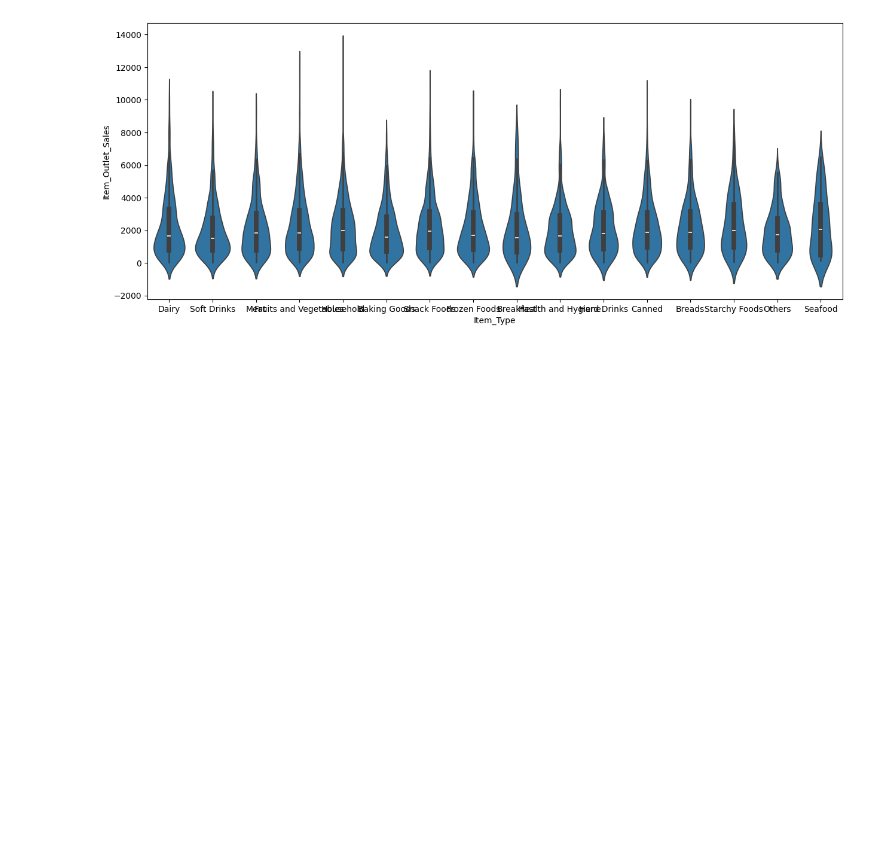
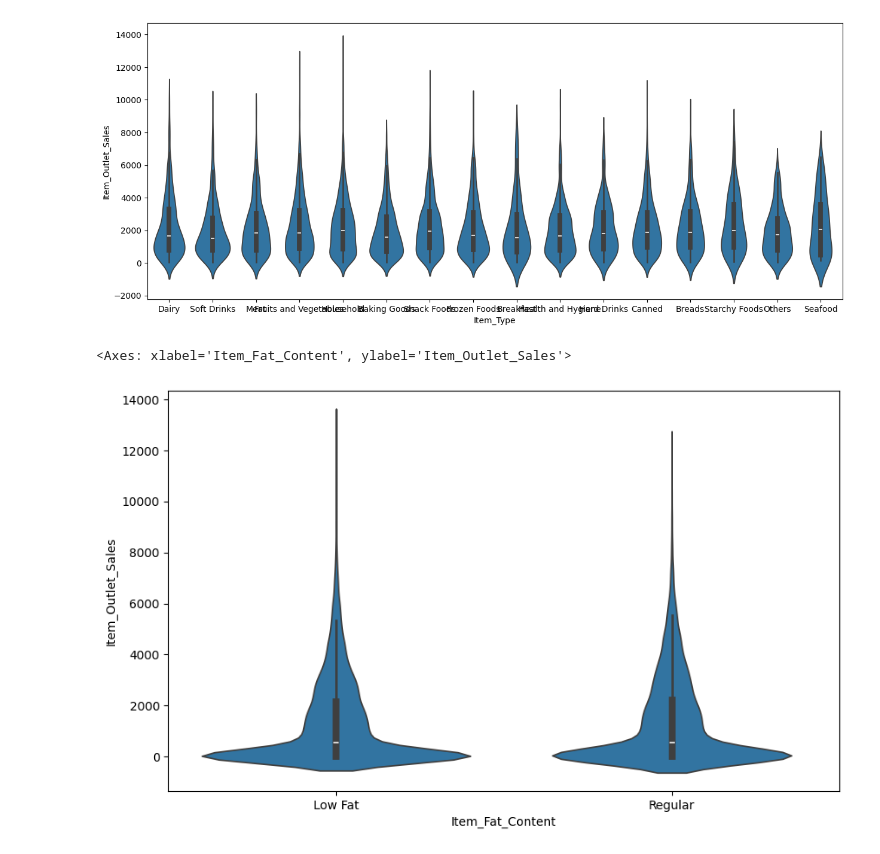
Before and after one commit to Technocolabs100/BigMart-Analysis-and-Prediction-on-Sales-Data, a Jupyter notebook: BigMartSalesPrediction.ipynb, the cells around one changed output. Saved outputs shown, nothing was run; the diff lists cells and outputs as text; code cells hidden in the pictures; blank space fills up the shorter version.

```diff
--- a/BigMartSalesPrediction.ipynb
+++ b/BigMartSalesPrediction.ipynb
@@ -272,3 +272,10 @@ sns.violinplot(x = 'Item_Type',y = 'Item_Outlet_Sales', data = train_copy)
 # %% [output]
 <Axes: xlabel='Item_Type', ylabel='Item_Outlet_Sales'>
 [figure]
+# %%
+# Item Fat Content and Item Outlet Sales
+plt.figure(figsize = (10, 6))
+sns.violinplot(x = 'Item_Fat_Content',y = 'Item_Outlet_Sales', data = data) # used data bc it contains replaced values
+# %% [output]
+<Axes: xlabel='Item_Fat_Content', ylabel='Item_Outlet_Sales'>
+[figure, added]
```
Also changed, not shown: parts of 5 cells of this notebook, 1 other file.
